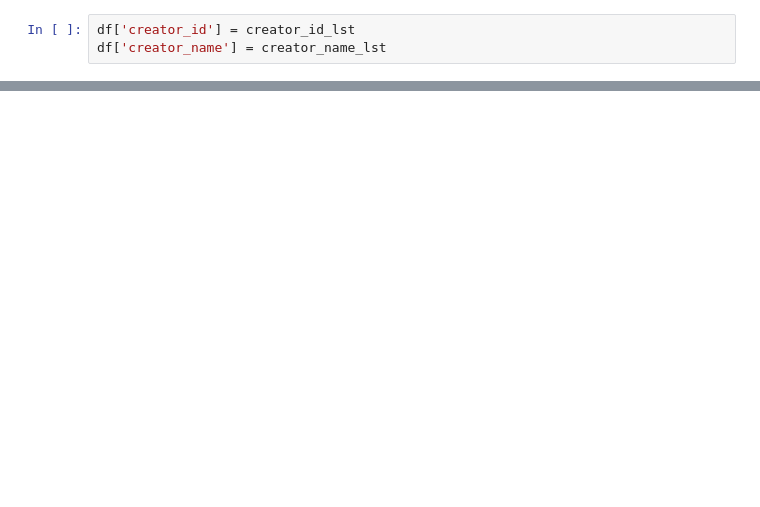
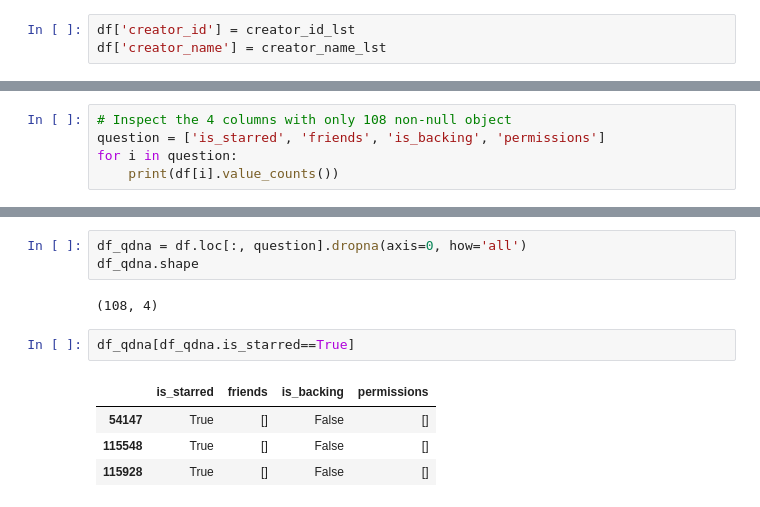
Before and after one commit to zokwu/Capstone1_Kickstarter, a Jupyter notebook: Data_wrangling.ipynb, the cells around one changed output, grey strips where cells are left out. Saved outputs shown, nothing was run; the diff lists cells and outputs as text; blank space fills up the shorter version.

```diff
--- a/Data_wrangling.ipynb
+++ b/Data_wrangling.ipynb
@@ -179,0 +184,5 @@ df['blurb_len'] = [len(i) for i in df.blurb]
+# %%
+# Inspect the 4 columns with only 108 non-null object
+question = ['is_starred', 'friends', 'is_backing', 'permissions']
+for i in question:
+    print(df[i].value_counts())
@@ -179,0 +199,12 @@ df['blurb_len'] = [len(i) for i in df.blurb]
+# %%
+df_qdna = df.loc[:, question].dropna(axis=0, how='all')
+df_qdna.shape
+# %% [output]
+(108, 4)
+# %%
+df_qdna[df_qdna.is_starred==True]
+# %% [output]
+|  | is_starred | friends | is_backing | permissions |
+| 54147 | True | [] | False | [] |
+| 115548 | True | [] | False | [] |
+| 115928 | True | [] | False | [] |
```
Also changed, not shown: parts of 37 cells of this notebook, 6 other files.
